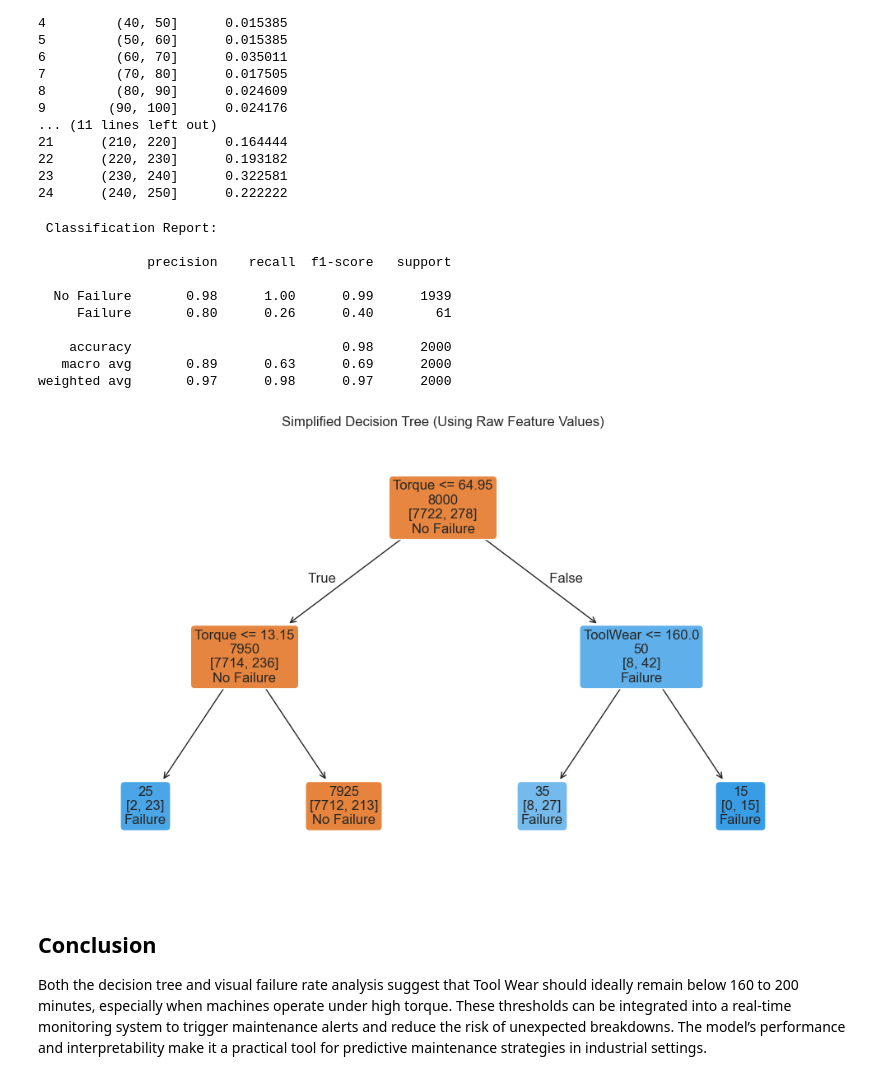
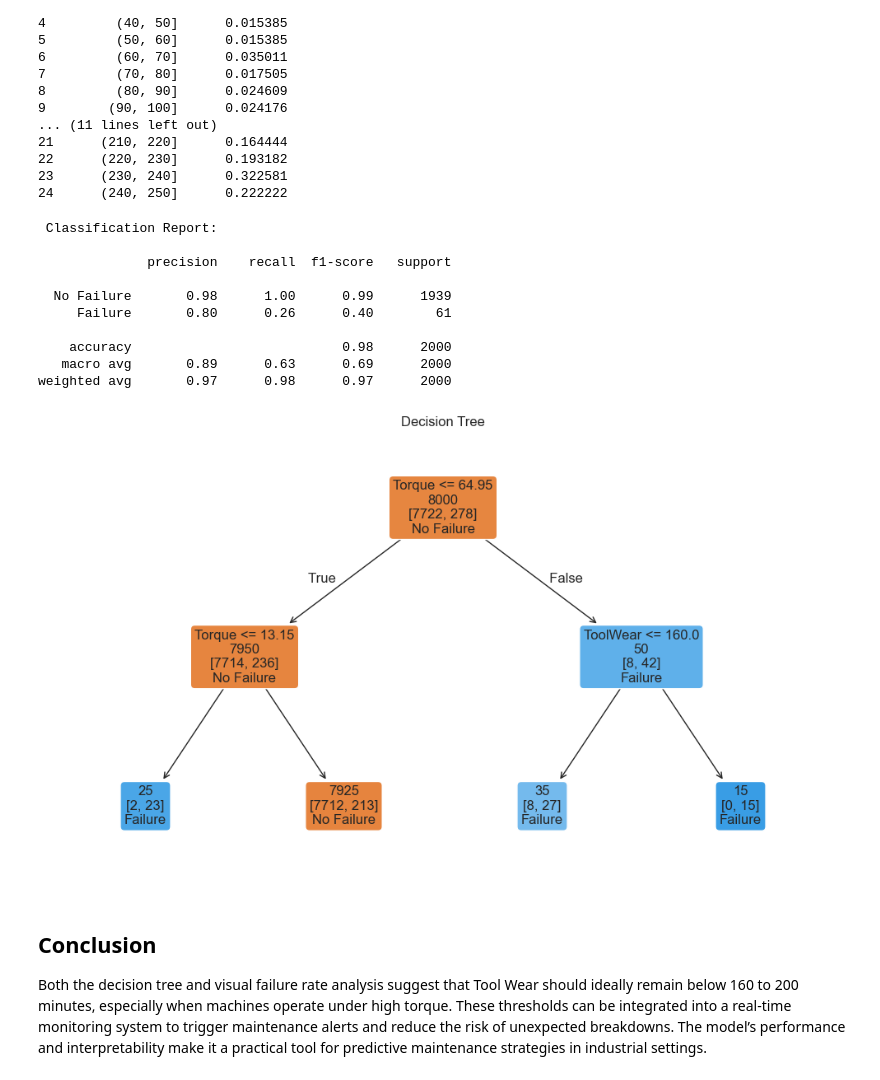
Before and after one commit to MariaArthur/Machine-Predictive-Maintenance-Project, a Jupyter notebook: TT7L_B.ipynb, the cells around one changed output. Cells and saved outputs as stored; diff of their text form; code cells hidden in the pictures.

```diff
--- a/TT7L_B.ipynb
+++ b/TT7L_B.ipynb
@@ -712,7 +712,7 @@ df_raw.rename(columns={
 }, inplace=True)
 
 # Define features and target
-features = ['ToolWear', 'Torque', 'AirTemp', 'ProcTemp']
+features = ['ToolWear', 'Torque']
 X = df_raw[features]
 y = df_raw['Target']
 
@@ -727,35 +727,35 @@ tree_model.fit(X_train, y_train)
 y_pred = tree_model.predict(X_test)
 print("\n Classification Report:\n")
 print(classification_report(y_test, y_pred, target_names=["No Failure", "Failure"]))
 
 # Step 4: Plot the tree
 plt.figure(figsize=(10, 6))
 plot_tree(
     tree_model,
     feature_names=features,
     class_names=["No Failure", "Failure"],
     filled=True,
     rounded=True,
     impurity=False,
     proportion=False,
     label='none',
     fontsize=12
 )
-plt.title("Simplified Decision Tree (Using Raw Feature Values)")
+plt.title("Decision Tree")
 plt.tight_layout()
 plt.show()
 # %% [output]
  Classification Report:
 
               precision    recall  f1-score   support
 
   No Failure       0.98      1.00      0.99      1939
      Failure       0.80      0.26      0.40        61
 
     accuracy                           0.98      2000
    macro avg       0.89      0.63      0.69      2000
 weighted avg       0.97      0.98      0.97      2000
-[figure, old version]
+[figure, new version]
 # %% [markdown]
 ## Conclusion
 
```
Also changed, not shown: parts of 5 cells of this notebook.
